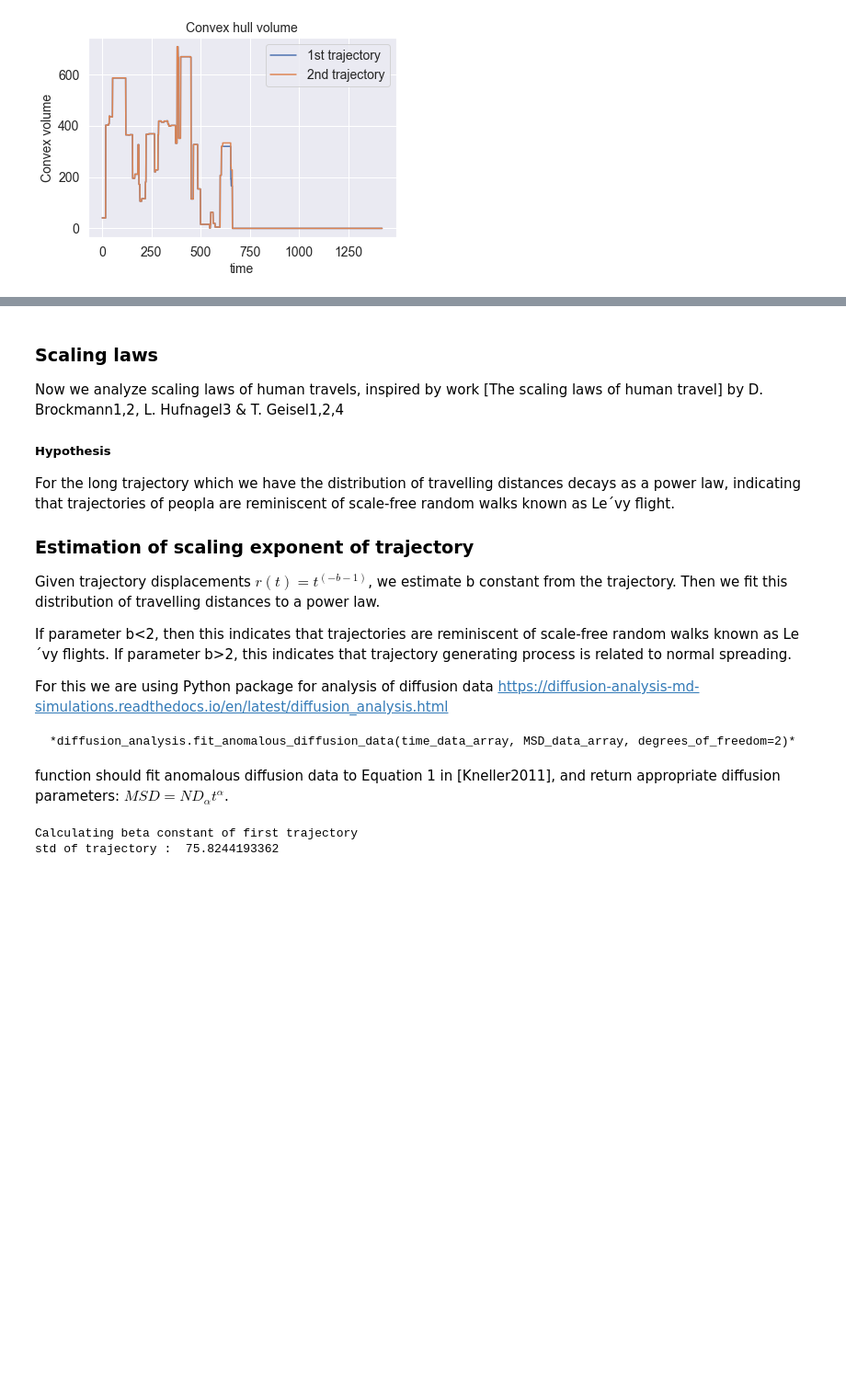
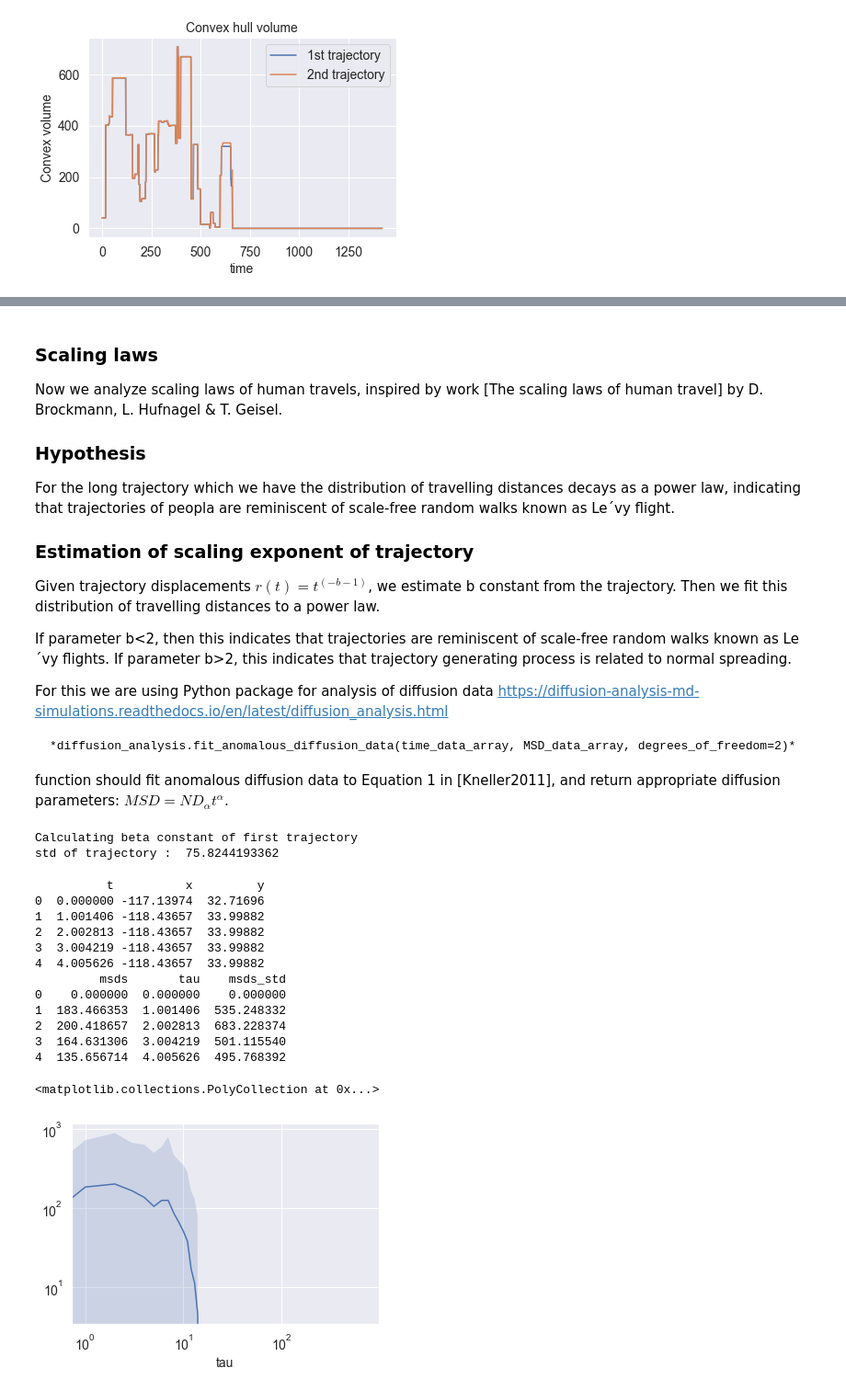
Before and after one commit to lecturers-without-borders/geo_data_analysis, a Jupyter notebook: analysis_human_mobility_opendata.ipynb, the cells around one changed output, grey strips where cells are left out. Shown: that part at 92% size. Saved outputs shown, nothing was run; the diff lists cells and outputs as text; code cells hidden in the pictures; blank space fills up the shorter version.

```diff
--- a/analysis_human_mobility_opendata.ipynb
+++ b/analysis_human_mobility_opendata.ipynb
@@ -54,7 +54,7 @@ def len_jumps_distribution(daily_segments):
 
 def longest_daily_location(daily_segments):
     """
-    Function from Bastian (Open Humans)
+    Function to calculate the longest daily location
 
     Bastian did analysis of most popular location data in his notebook for Open humans
     https://exploratory.openhumans.org/notebooks/?source=Moves%20connection
@@ -710,10 +733,10 @@ if __name__ == "__main__":
 # %% [markdown]
 
 ### Scaling laws
-Now we analyze scaling laws of human travels, inspired by work [The scaling laws of human travel] by D. Brockmann1,2, L. Hufnagel3 & T. Geisel1,2,4
+Now we analyze scaling laws of human travels, inspired by work [The scaling laws of human travel] by D. Brockmann, L. Hufnagel & T. Geisel.
 
 
-##### Hypothesis
+### Hypothesis
 For the long trajectory which we have the distribution of travelling distances decays as a power law, indicating that trajectories of peopla are reminiscent of scale-free random walks known as Le´vy flight.
 
 ### Estimation of scaling exponent of trajectory
@@ -752,3 +775,64 @@ print("std of trajectory : ", np.std(data1))
 # %% [output]
 Calculating beta constant of first trajectory
 std of trajectory :  75.8244193362
+# %%
+def compute_msd(trajectory, t_step, coords=['x', 'y']):
+
+    tau = trajectory['t'].copy()
+    shifts = np.floor(tau / t_step).astype(np.int)
+    msds = np.zeros(shifts.size)
+    msds_std = np.zeros(shifts.size)
+
+    for i, shift in enumerate(shifts):
+        diffs = trajectory[coords] - trajectory[coords].shift(-shift)
+        sqdist = np.square(diffs).sum(axis=1)
+        msds[i] = sqdist.mean()
+        msds_std[i] = sqdist.std()
+
+    msds = pd.DataFrame({'msds': msds, 'tau': tau, 'msds_std': msds_std})
+    return msds
+
+# load dataframe of trajectory
+df1.head()
+traj = df1
+dt = len(df1.index)
+df1.head()
+
+# Parameters
+N = 5000
+max_time = 100
+dt = max_time / N
+
+t = np.linspace(0,  len(df1.index),  len(df1.index))
+latitude1 = df1.latitude.values # y
+longitude1 = df1.longitude.values #x
+
+
+#xy = np.cumsum(np.random.choice([-1, 0, 1], size=(N, 2)), axis=0)
+traj = pd.DataFrame({'t': t, 'x': longitude1, 'y': latitude1})
+print(traj.head())
+
+
+
+# Compute MSD
+msd = compute_msd(traj, t_step=dt, coords=['x', 'y'])
+print(msd.head())
+
+# Plot MSD
+ax = msd.plot(x="tau", y="msds", logx=True, logy=True, legend=False)
+ax.fill_between(msd['tau'], msd['msds'] - msd['msds_std'], msd['msds'] + msd['msds_std'], alpha=0.2)
+# %% [output]
+          t          x         y
+0  0.000000 -117.13974  32.71696
+1  1.001406 -118.43657  33.99882
+2  2.002813 -118.43657  33.99882
+3  3.004219 -118.43657  33.99882
+4  4.005626 -118.43657  33.99882
+         msds       tau    msds_std
+0    0.000000  0.000000    0.000000
+1  183.466353  1.001406  535.248332
+2  200.418657  2.002813  683.228374
+3  164.631306  3.004219  501.115540
+4  135.656714  4.005626  495.768392
+<matplotlib.collections.PolyCollection at 0x...>
+[figure, added]
```
Also changed, not shown: parts of 5 cells of this notebook.
